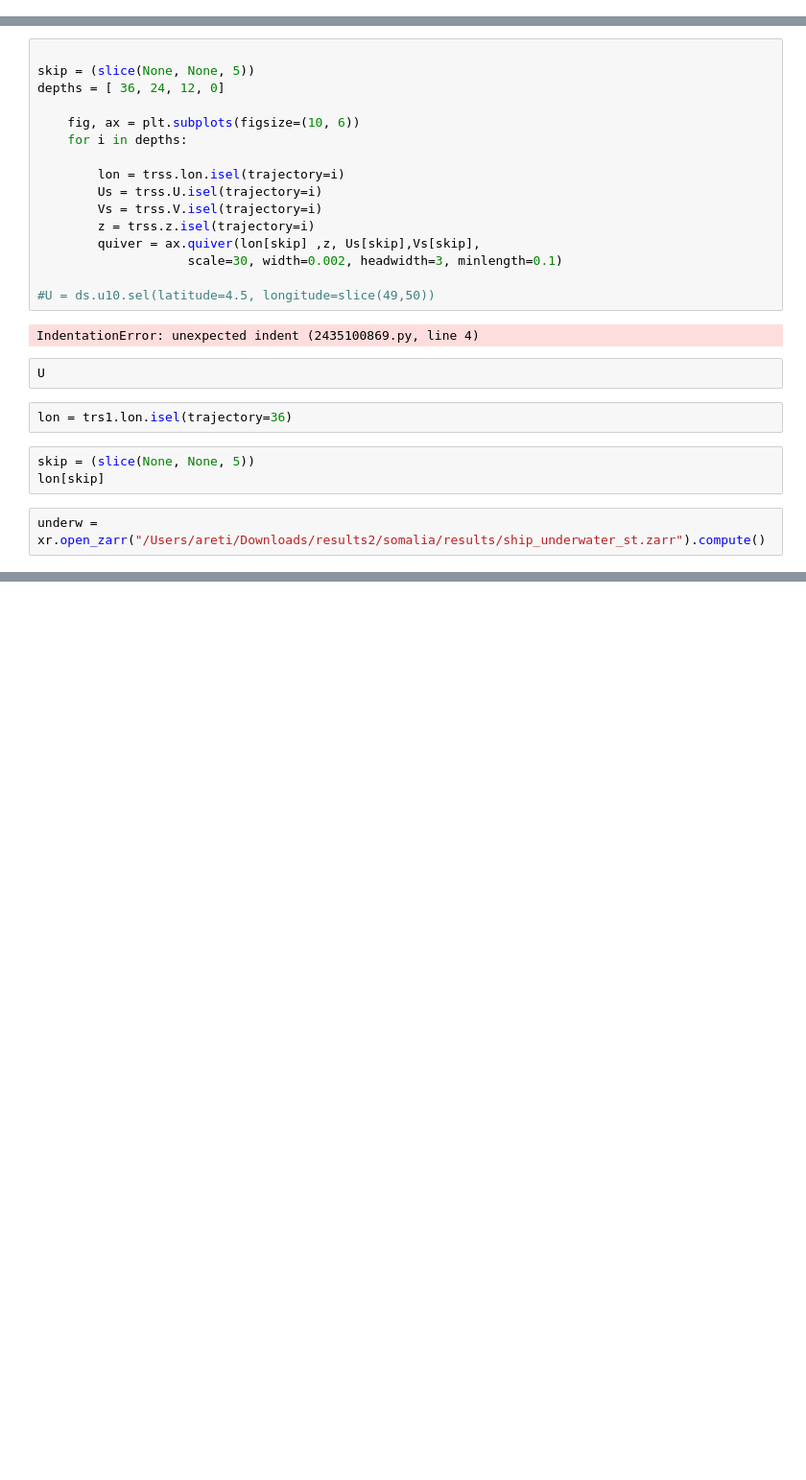
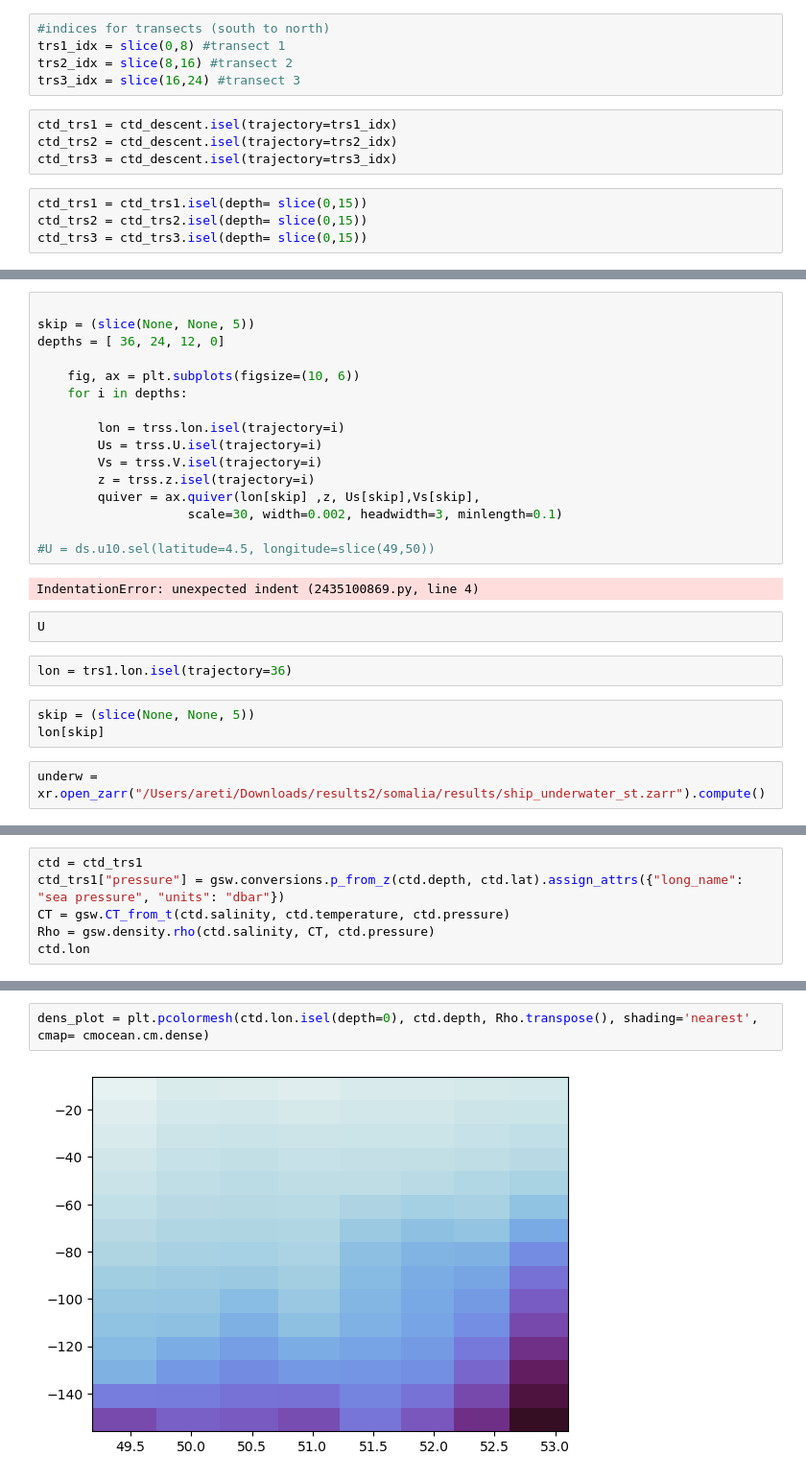
Before and after one commit to ret1-c/Virtualship_Project_UU, a Jupyter notebook: ADCP/VS_adcp.ipynb, the cells around one changed output, grey strips where cells are left out. Shown at 96% size. Cells and saved outputs as stored; diff of their text form; blank space fills up the shorter version.

```diff
--- a/ADCP/VS_adcp.ipynb
+++ b/ADCP/VS_adcp.ipynb
@@ -297,0 +355,13 @@ plt.colorbar(cm,location='bottom',shrink=0.8, label = 'bathymetry [m]')
+# %%
+#indices for transects (south to north)
+trs1_idx = slice(0,8) #transect 1
+trs2_idx = slice(8,16) #transect 2
+trs3_idx = slice(16,24) #transect 3
+# %%
+ctd_trs1 = ctd_descent.isel(trajectory=trs1_idx)
+ctd_trs2 = ctd_descent.isel(trajectory=trs2_idx)
+ctd_trs3 = ctd_descent.isel(trajectory=trs3_idx)
+# %%
+ctd_trs1 = ctd_trs1.isel(depth= slice(0,15))
+ctd_trs2 = ctd_trs2.isel(depth= slice(0,15))
+ctd_trs3 = ctd_trs3.isel(depth= slice(0,15))
@@ -633,0 +805,6 @@ underw
+# %%
+ctd = ctd_trs1
+ctd_trs1["pressure"] = gsw.conversions.p_from_z(ctd.depth, ctd.lat).assign_attrs({"long_name": "sea pressure", "units": "dbar"})
+CT = gsw.CT_from_t(ctd.salinity, ctd.temperature, ctd.pressure)
+Rho = gsw.density.rho(ctd.salinity, CT, ctd.pressure)
+ctd.lon
@@ -633,0 +829,4 @@ underw
+# %%
+dens_plot = plt.pcolormesh(ctd.lon.isel(depth=0), ctd.depth, Rho.transpose(), shading='nearest', cmap= cmocean.cm.dense)
+# %% [output]
+[figure, added]
```
Also changed, not shown: parts of 40 cells of this notebook.
